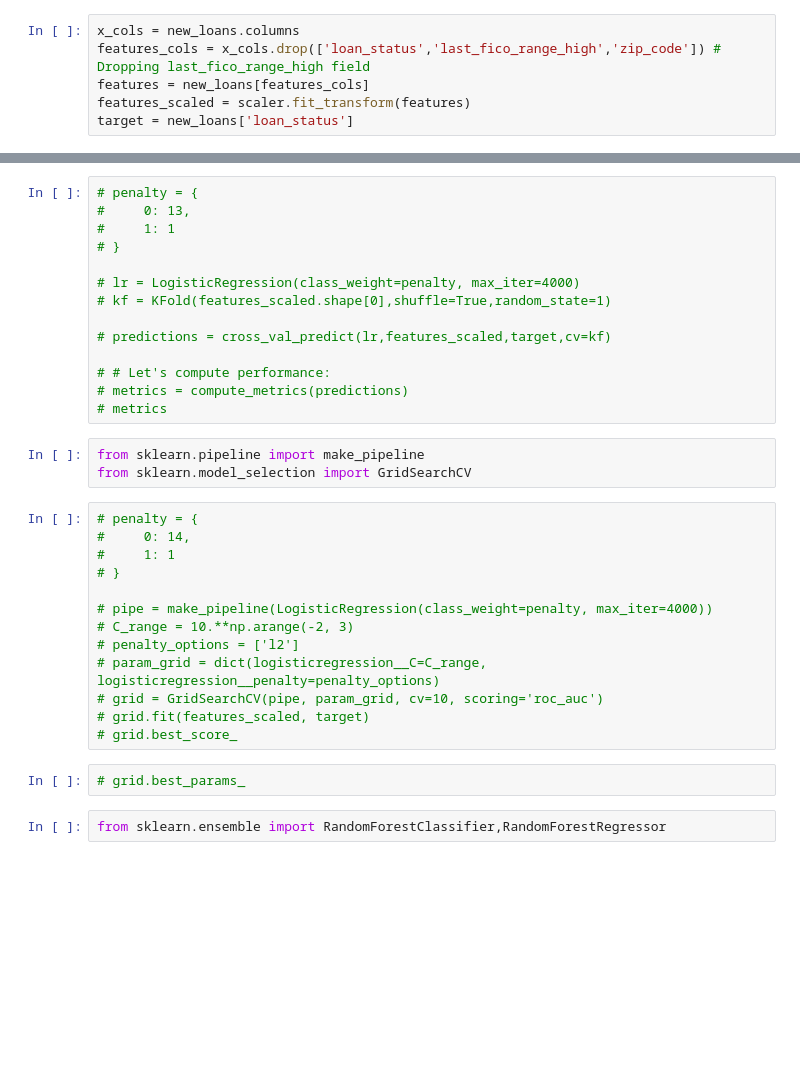
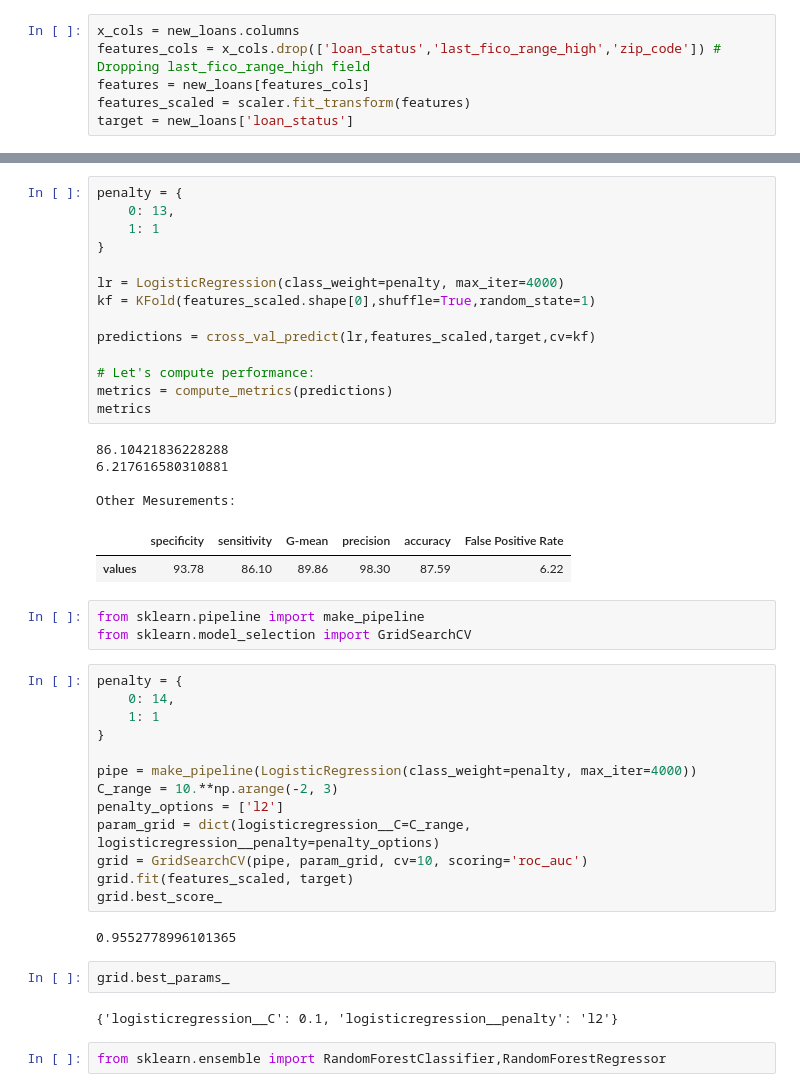
Before and after one commit to AndreasP-92/ai-mandatory-I, a Jupyter notebook: main.ipynb, the cells around one changed output, grey strips where cells are left out. Cells and saved outputs as stored; diff of their text form; blank space fills up the shorter version.

```diff
--- a/main.ipynb
+++ b/main.ipynb
@@ -766,35 +773,46 @@ target = new_loans['loan_status']
 # %%
-# penalty = {
-#     0: 13,
-#     1: 1
-# }
+penalty = {
+    0: 13,
+    1: 1
+}
 
-# lr = LogisticRegression(class_weight=penalty, max_iter=4000)
-# kf = KFold(features_scaled.shape[0],shuffle=True,random_state=1)
+lr = LogisticRegression(class_weight=penalty, max_iter=4000)
+kf = KFold(features_scaled.shape[0],shuffle=True,random_state=1)
 
-# predictions = cross_val_predict(lr,features_scaled,target,cv=kf)
+predictions = cross_val_predict(lr,features_scaled,target,cv=kf)
 
-# # Let's compute performance:
-# metrics = compute_metrics(predictions)
-# metrics
+# Let's compute performance:
+metrics = compute_metrics(predictions)
+metrics
+# %% [output]
+86.10421836228288
+6.217616580310881
+
+Other Mesurements:
+|  | specificity | sensitivity | G-mean | precision | accuracy | False Positive Rate |
+| values | 93.78 | 86.10 | 89.86 | 98.30 | 87.59 | 6.22 |
 # %%
 from sklearn.pipeline import make_pipeline
 from sklearn.model_selection import GridSearchCV
 # %%
-# penalty = {
-#     0: 14,
-#     1: 1
-# }
+penalty = {
+    0: 14,
+    1: 1
+}
 
-# pipe = make_pipeline(LogisticRegression(class_weight=penalty, max_iter=4000))
-# C_range = 10.**np.arange(-2, 3)
-# penalty_options = ['l2']
-# param_grid = dict(logisticregression__C=C_range, logisticregression__penalty=penalty_options)
-# grid = GridSearchCV(pipe, param_grid, cv=10, scoring='roc_auc')
-# grid.fit(features_scaled, target)
-# grid.best_score_
+pipe = make_pipeline(LogisticRegression(class_weight=penalty, max_iter=4000))
+C_range = 10.**np.arange(-2, 3)
+penalty_options = ['l2']
+param_grid = dict(logisticregression__C=C_range, logisticregression__penalty=penalty_options)
+grid = GridSearchCV(pipe, param_grid, cv=10, scoring='roc_auc')
+grid.fit(features_scaled, target)
+grid.best_score_
+# %% [output]
+0.9552778996101365
-# %%
-# grid.best_params_
+# %%
+grid.best_params_
+# %% [output]
+{'logisticregression__C': 0.1, 'logisticregression__penalty': 'l2'}
 # %%
 from sklearn.ensemble import RandomForestClassifier,RandomForestRegressor
 # %%
```
Also changed, not shown: parts of 2 cells of this notebook.
